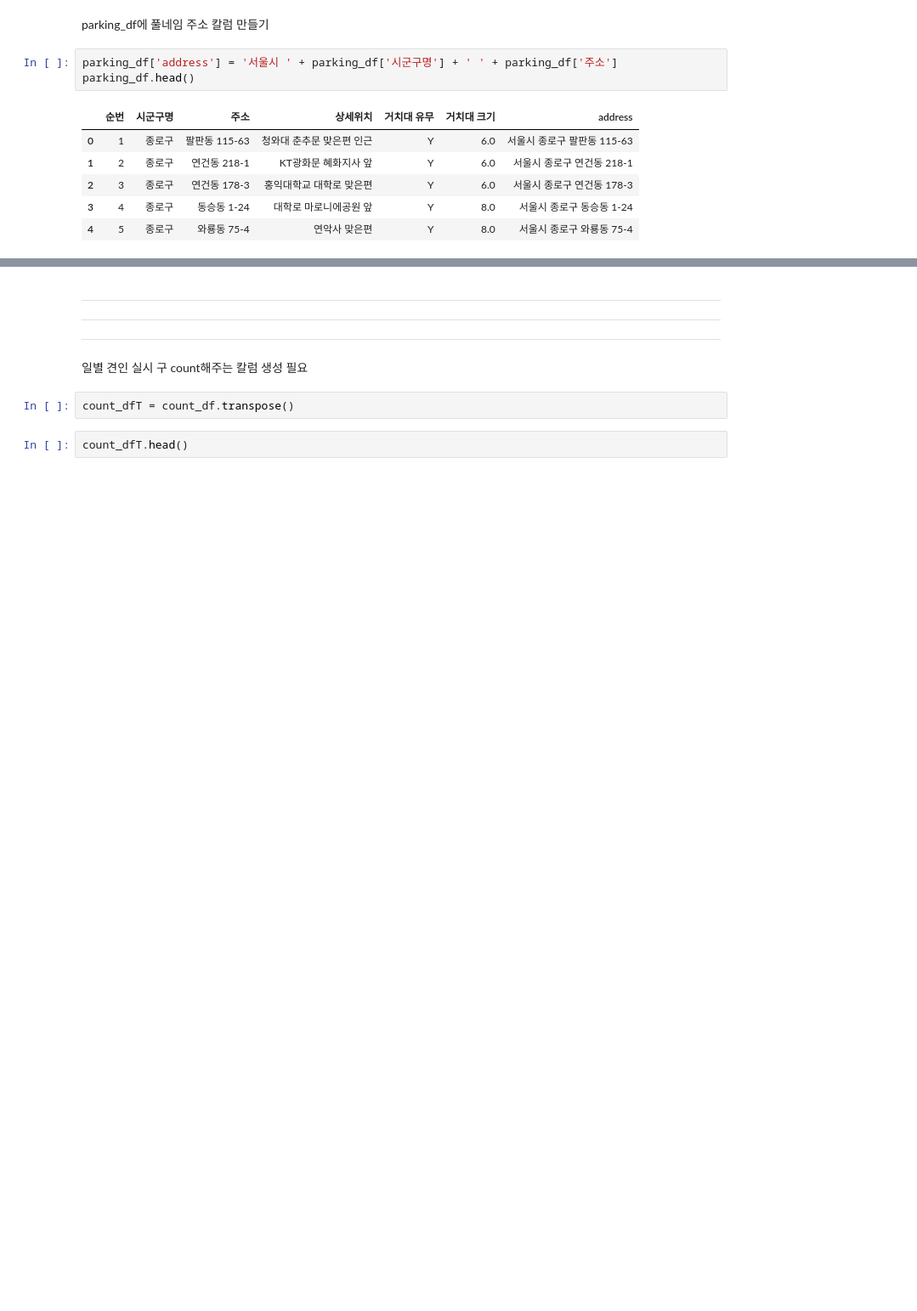
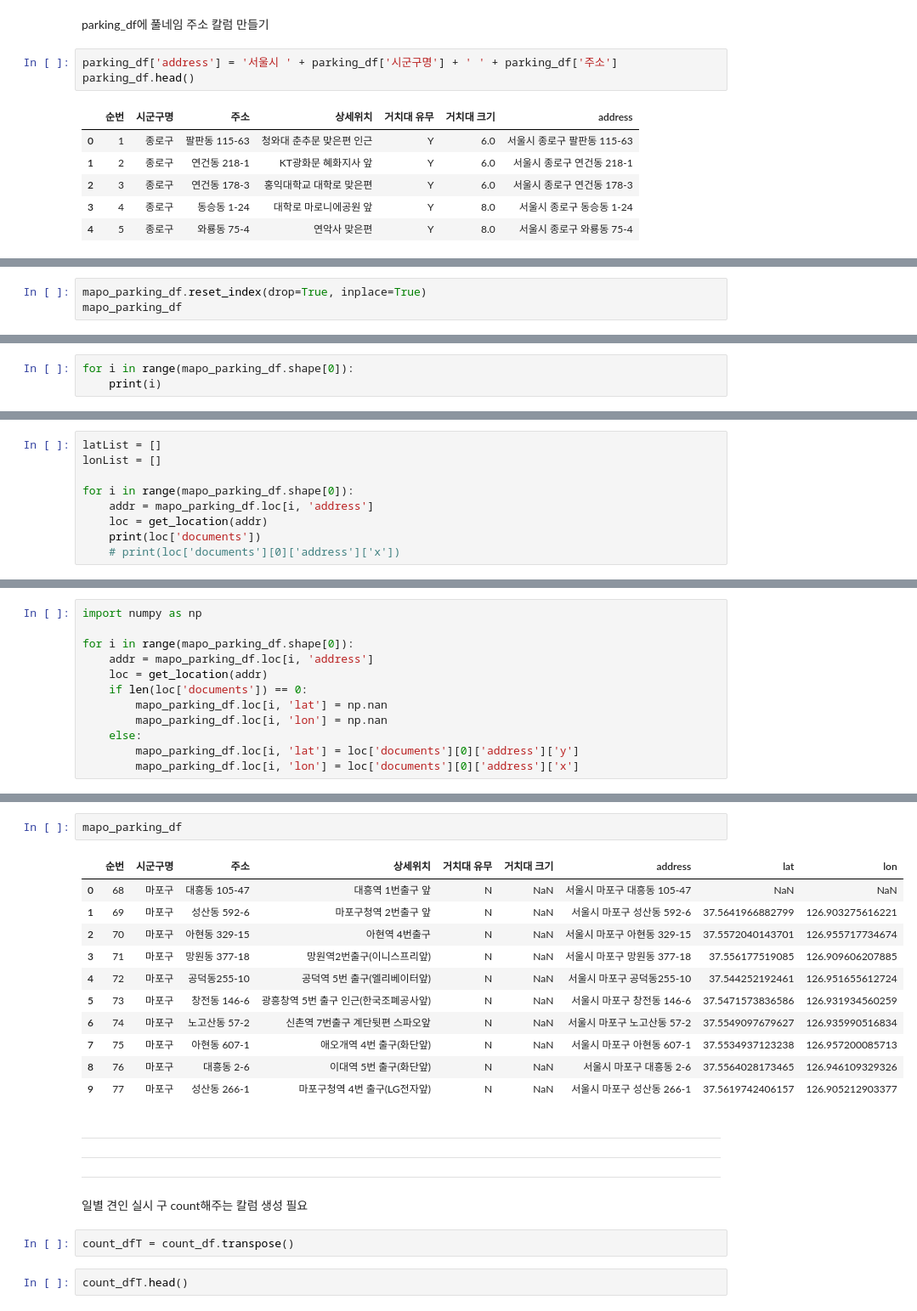
Before and after one commit to dragon11112222/kickboard_towaway_parking_seoul, a Jupyter notebook: 231026visualization.ipynb, the cells around one changed output, grey strips where cells are left out. Shown at 85% size. Saved outputs shown, nothing was run; the diff lists cells and outputs as text; blank space fills up the shorter version.

```diff
--- a/231026visualization.ipynb
+++ b/231026visualization.ipynb
@@ -533,0 +612,3 @@ parking_df.head()
+# %%
+mapo_parking_df.reset_index(drop=True, inplace=True)
+mapo_parking_df
@@ -533,0 +639,3 @@ parking_df.head()
+# %%
+for i in range(mapo_parking_df.shape[0]):
+    print(i)
@@ -533,0 +653,9 @@ parking_df.head()
+# %%
+latList = []
+lonList = []
+
+for i in range(mapo_parking_df.shape[0]):
+    addr = mapo_parking_df.loc[i, 'address']
+    loc = get_location(addr)
+    print(loc['documents'])
+    # print(loc['documents'][0]['address']['x'])
@@ -533,0 +703,12 @@ parking_df.head()
+# %%
+import numpy as np
+
+for i in range(mapo_parking_df.shape[0]):
+    addr = mapo_parking_df.loc[i, 'address']
+    loc = get_location(addr)
+    if len(loc['documents']) == 0:
+        mapo_parking_df.loc[i, 'lat'] = np.nan
+        mapo_parking_df.loc[i, 'lon'] = np.nan
+    else:
+        mapo_parking_df.loc[i, 'lat'] = loc['documents'][0]['address']['y']
+        mapo_parking_df.loc[i, 'lon'] = loc['documents'][0]['address']['x']
@@ -534,3 +727,17 @@ parking_df.head()
+# %%
+mapo_parking_df
+# %% [output]
+|  | 순번 | 시군구명 | 주소 | 상세위치 | 거치대 유무 | 거치대 크기 | address | lat | lon |
+| 0 | 68 | 마포구 | 대흥동 105-47 | 대흥역 1번출구 앞 | N | NaN | 서울시 마포구 대흥동 105-47 | NaN | NaN |
+| 1 | 69 | 마포구 | 성산동 592-6 | 마포구청역 2번출구 앞 | N | NaN | 서울시 마포구 성산동 592-6 | 37.5641966882799 | 126.903275616221 |
+| 2 | 70 | 마포구 | 아현동 329-15 | 아현역 4번출구 | N | NaN | 서울시 마포구 아현동 329-15 | 37.5572040143701 | 126.955717734674 |
+| 3 | 71 | 마포구 | 망원동 377-18 | 망원역2번출구(이니스프리앞) | N | NaN | 서울시 마포구 망원동 377-18 | 37.556177519085 | 126.909606207885 |
+| 4 | 72 | 마포구 | 공덕동255-10 | 공덕역 5번 출구(엘리베이터앞) | N | NaN | 서울시 마포구 공덕동255-10 | 37.544252192461 | 126.951655612724 |
+| 5 | 73 | 마포구 | 창전동 146-6 | 광흥창역 5번 출구 인근(한국조폐공사앞) | N | NaN | 서울시 마포구 창전동 146-6 | 37.5471573836586 | 126.931934560259 |
+| 6 | 74 | 마포구 | 노고산동 57-2 | 신촌역 7번출구 계단뒷편 스파오앞 | N | NaN | 서울시 마포구 노고산동 57-2 | 37.5549097679627 | 126.935990516834 |
+| 7 | 75 | 마포구 | 아현동 607-1 | 애오개역 4번 출구(화단앞) | N | NaN | 서울시 마포구 아현동 607-1 | 37.5534937123238 | 126.957200085713 |
+| 8 | 76 | 마포구 | 대흥동 2-6 | 이대역 5번 출구(화단앞) | N | NaN | 서울시 마포구 대흥동 2-6 | 37.5564028173465 | 126.946109329326 |
+| 9 | 77 | 마포구 | 성산동 266-1 | 마포구청역 4번 출구(LG전자앞) | N | NaN | 서울시 마포구 성산동 266-1 | 37.5619742406157 | 126.905212903377 |
 # %% [markdown]
 ---
 ---
```
Also changed, not shown: parts of 18 cells of this notebook.
